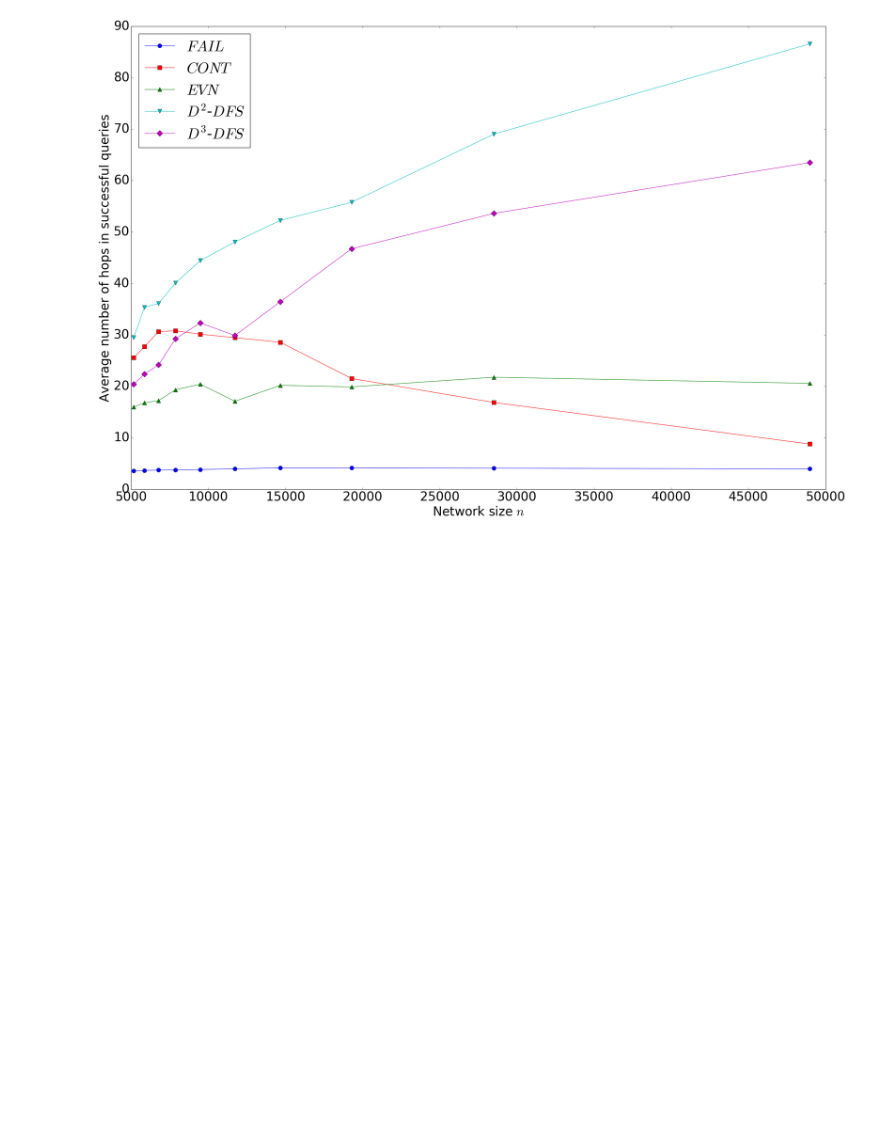
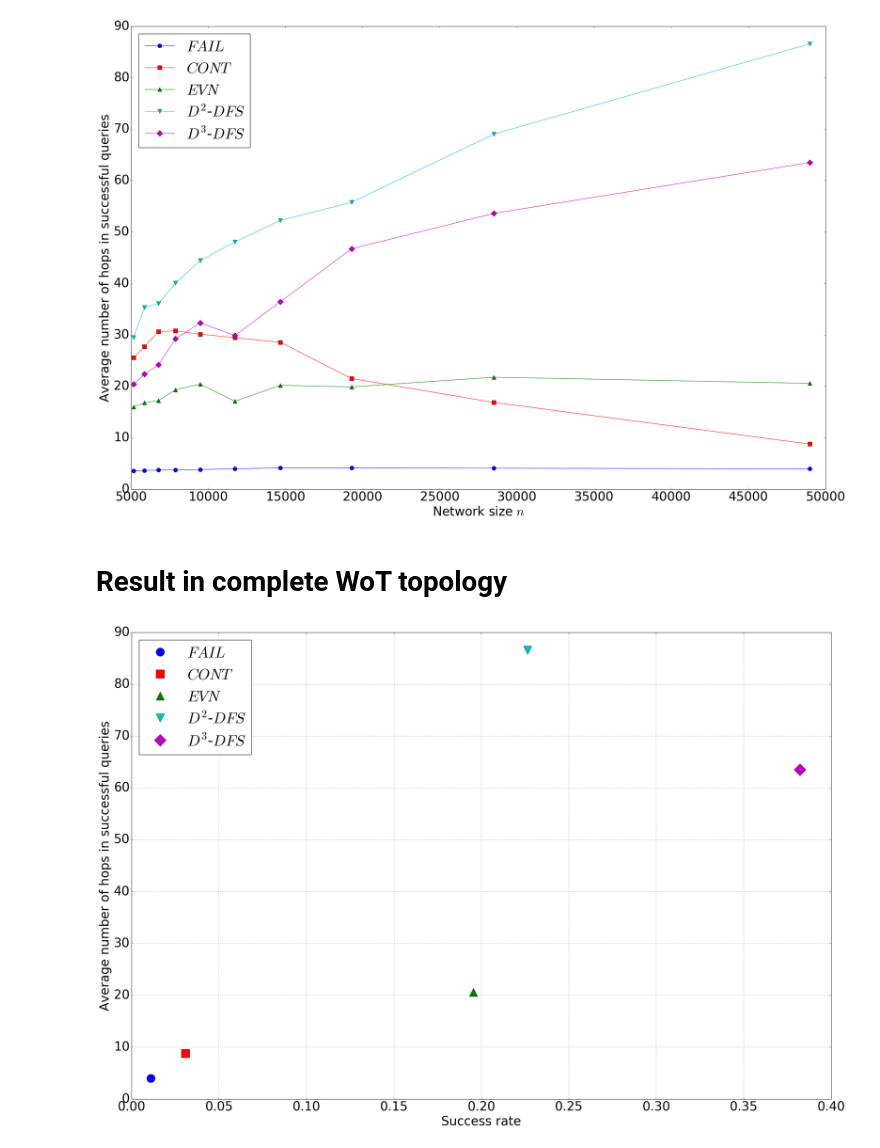
Before and after one commit to akiratk0355/navigable-network-analysis, a Jupyter notebook: wot_routing_simulations.ipynb, the cells around one changed output. Saved outputs shown, nothing was run; the diff lists cells and outputs as text; code cells hidden in the pictures; blank space fills up the shorter version.

Commit message:
Added simulation result fig for full WoT

```diff
--- a/wot_routing_simulations.ipynb
+++ b/wot_routing_simulations.ipynb
@@ -124,3 +124,20 @@ plt.legend(loc='upper left')
 plt.show()
 # %% [output]
 [figure]
+# %% [markdown]
+# Result in complete WoT topology
+# %%
+plt.plot(fail['succ'][-1], fail['apl'][-1], 'bo', label='$FAIL$', markersize=20)
+plt.plot(cont['succ'][-1], cont['apl'][-1], 'rs', label='$CONT$', markersize=20)
+plt.plot(evn['succ'][-1], evn['apl'][-1], 'g^', label='$EVN$', markersize=20)
+plt.plot(d2dfs['succ'][-1], d2dfs['apl'][-1], 'cv', label='$D^2$-$DFS$', markersize=20)
+plt.plot(d3dfs['succ'][-1], d3dfs['apl'][-1], 'mD', label='$D^3$-$DFS$', markersize=20)
+plt.grid(True)
+plt.plot()
+plt.xlabel("Success rate")
+plt.ylabel("Average number of hops in successful queries")
+plt.legend(loc='upper left')
+plt.savefig("fig/succ_hops_full.eps")
+plt.show()
+# %% [output]
+[figure, added]
```
Also changed, not shown: 1 other file.
